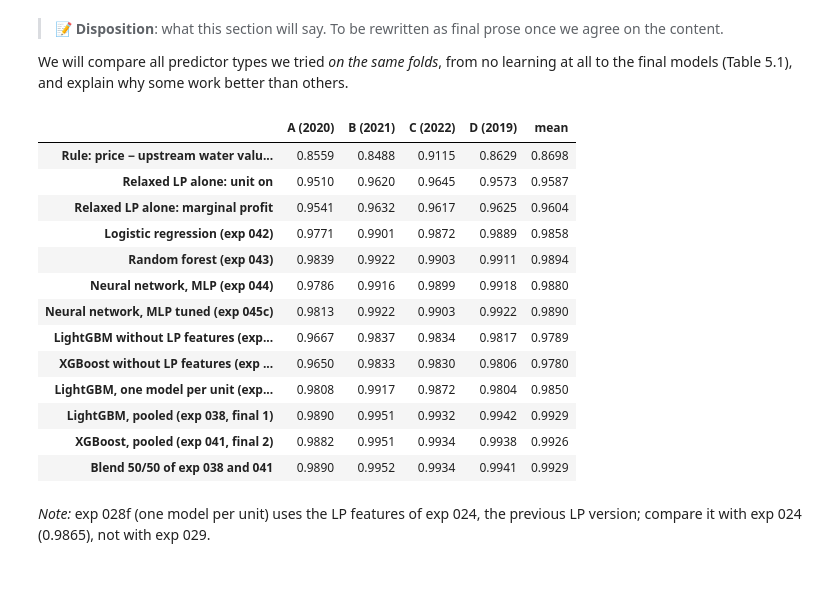
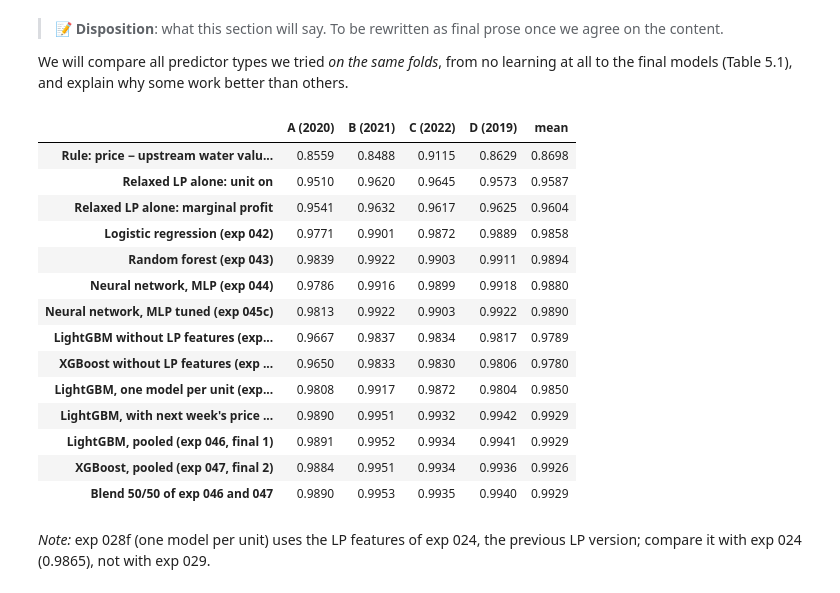
Before and after one commit to idatomine/Women-in-AI-tdt4173, a Jupyter notebook: Report.ipynb, the cells around one changed output. Cells and saved outputs as stored; diff of their text form; code cells hidden in the pictures.

```diff
--- a/Report.ipynb
+++ b/Report.ipynb
@@ -882,7 +880,7 @@ We will compare all predictor types we tried *on the same folds*, from no learni
 final models (Table 5.1), and explain why some work better than others.
 # %%
 # Table 5.1: predictor types on the same folds (A–D)
-lp, lp_names = load_group("relaxed_lp_best", data)  # the LP of the final models (exp 038/041)
+lp, lp_names = load_group("relaxed_lp_best", data)  # the LP of the final models (exp 046/047)
 lp_on, lp_margin = lp[..., lp_names.index("lpb_unit_on")], lp[..., lp_names.index("lpb_margin")]
 rule = (week_prices(data)[:, None, :] - upstream_wv(data, 7)[:, :, None])
 
@@ -893,40 +891,42 @@ def fold_scores(pred_for):
         out[f"{fold} ({year})"] = cv.score(data, val_idx, pred_for(fold, val_idx))
     out["mean"] = np.mean(list(out.values()))
     return out
 
 saved = lambda name: (lambda fold, idx: np.load(EXP / name / f"pred_{fold}.npy"))
 table_51 = pd.DataFrame({
     "Rule: price − upstream water value (+7 d)": fold_scores(lambda f, idx: rule[idx]),
     "Relaxed LP alone: unit on": fold_scores(lambda f, idx: lp_on[idx].astype(float)),
     "Relaxed LP alone: marginal profit": fold_scores(lambda f, idx: lp_margin[idx].astype(float)),
     "Logistic regression (exp 042)": fold_scores(saved("exp_042_logistic_final")),
     "Random forest (exp 043)": fold_scores(saved("exp_043_random_forest_final")),
     "Neural network, MLP (exp 044)": fold_scores(saved("exp_044_mlp_final")),
     "Neural network, MLP tuned (exp 045c)": fold_scores(saved("exp_045c_mlp_slow_lr")),
     "LightGBM without LP features (exp 009)": fold_scores(saved("exp_009_tokke_vinje")),
     "XGBoost without LP features (exp 012)": fold_scores(saved("exp_012_xgboost")),
     "LightGBM, one model per unit (exp 028f)": fold_scores(saved("exp_028f_per_unit")),
-    "LightGBM, pooled (exp 038, final 1)": fold_scores(saved("exp_038_dispatch_context")),
-    "XGBoost, pooled (exp 041, final 2)": fold_scores(saved("exp_041_xgb_dispatch_context")),
-    "Blend 50/50 of exp 038 and 041": fold_scores(lambda f, idx: 0.5 * np.load(EXP / "exp_038_dispatch_context" / f"pred_{f}.npy")
-                                                   + 0.5 * np.load(EXP / "exp_041_xgb_dispatch_context" / f"pred_{f}.npy")),
+    "LightGBM, with next week's price (exp 038)": fold_scores(saved("exp_038_dispatch_context")),
+    "LightGBM, pooled (exp 046, final 1)": fold_scores(saved("exp_046_no_next_week_price")),
+    "XGBoost, pooled (exp 047, final 2)": fold_scores(saved("exp_047_xgb_no_next_week_price")),
+    "Blend 50/50 of exp 046 and 047": fold_scores(lambda f, idx: 0.5 * np.load(EXP / "exp_046_no_next_week_price" / f"pred_{f}.npy")
+                                                   + 0.5 * np.load(EXP / "exp_047_xgb_no_next_week_price" / f"pred_{f}.npy")),
 }).T.round(4)
 show_table(table_51, "5.1")
 # %% [output]
 |  | A (2020) | B (2021) | C (2022) | D (2019) | mean |
 | Rule: price − upstream water valu... | 0.8559 | 0.8488 | 0.9115 | 0.8629 | 0.8698 |
 | Relaxed LP alone: unit on | 0.9510 | 0.9620 | 0.9645 | 0.9573 | 0.9587 |
 | Relaxed LP alone: marginal profit | 0.9541 | 0.9632 | 0.9617 | 0.9625 | 0.9604 |
 | Logistic regression (exp 042) | 0.9771 | 0.9901 | 0.9872 | 0.9889 | 0.9858 |
 | Random forest (exp 043) | 0.9839 | 0.9922 | 0.9903 | 0.9911 | 0.9894 |
 | Neural network, MLP (exp 044) | 0.9786 | 0.9916 | 0.9899 | 0.9918 | 0.9880 |
 | Neural network, MLP tuned (exp 045c) | 0.9813 | 0.9922 | 0.9903 | 0.9922 | 0.9890 |
 | LightGBM without LP features (exp... | 0.9667 | 0.9837 | 0.9834 | 0.9817 | 0.9789 |
 | XGBoost without LP features (exp ... | 0.9650 | 0.9833 | 0.9830 | 0.9806 | 0.9780 |
 | LightGBM, one model per unit (exp... | 0.9808 | 0.9917 | 0.9872 | 0.9804 | 0.9850 |
-| LightGBM, pooled (exp 038, final 1) | 0.9890 | 0.9951 | 0.9932 | 0.9942 | 0.9929 |
-| XGBoost, pooled (exp 041, final 2) | 0.9882 | 0.9951 | 0.9934 | 0.9938 | 0.9926 |
-| Blend 50/50 of exp 038 and 041 | 0.9890 | 0.9952 | 0.9934 | 0.9941 | 0.9929 |
+| LightGBM, with next week's price ... | 0.9890 | 0.9951 | 0.9932 | 0.9942 | 0.9929 |
+| LightGBM, pooled (exp 046, final 1) | 0.9891 | 0.9952 | 0.9934 | 0.9941 | 0.9929 |
+| XGBoost, pooled (exp 047, final 2) | 0.9884 | 0.9951 | 0.9934 | 0.9936 | 0.9926 |
+| Blend 50/50 of exp 046 and 047 | 0.9890 | 0.9953 | 0.9935 | 0.9940 | 0.9929 |
 # %% [markdown]
 *Note:* exp 028f (one model per unit) uses the LP features of exp 024, the previous LP version; compare it with exp 024 (0.9865), not with exp 029.
 # %% [markdown]
```
Also changed, not shown: parts of 5 cells of this notebook, 22 other files.
